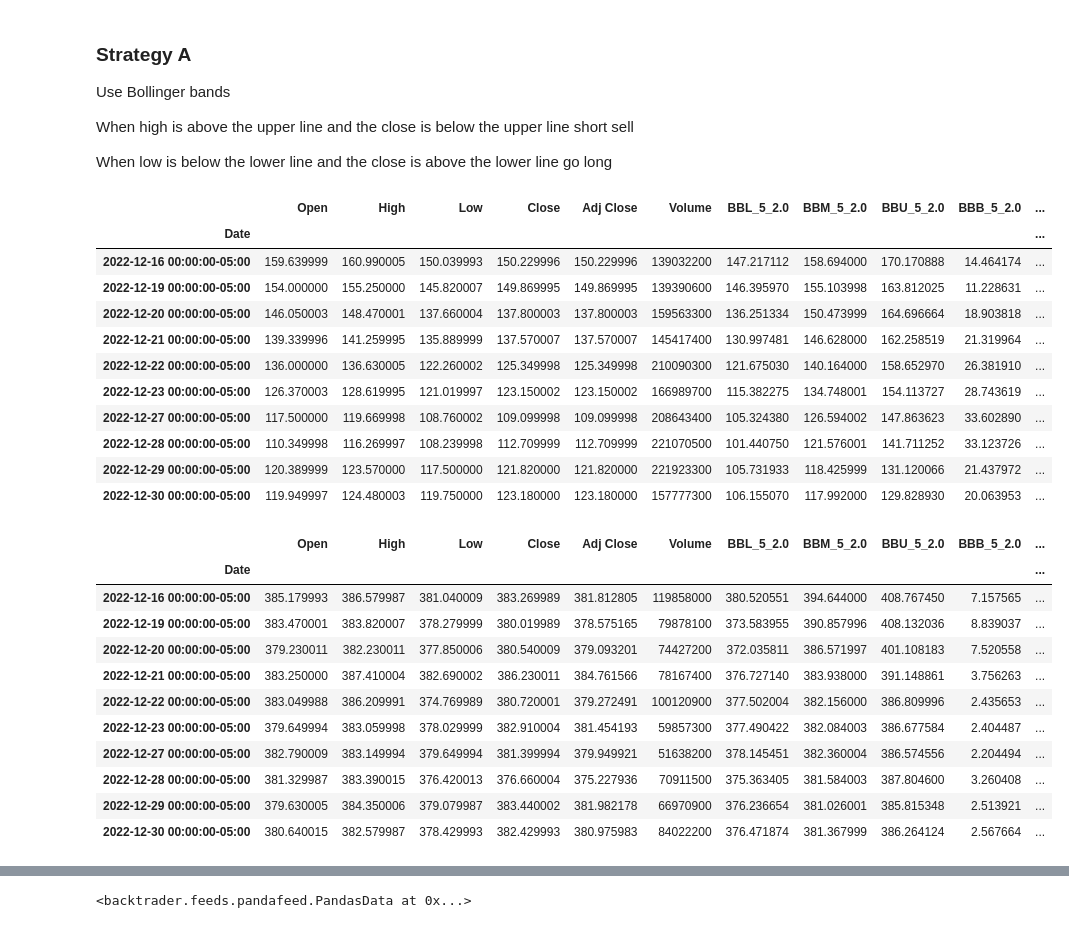
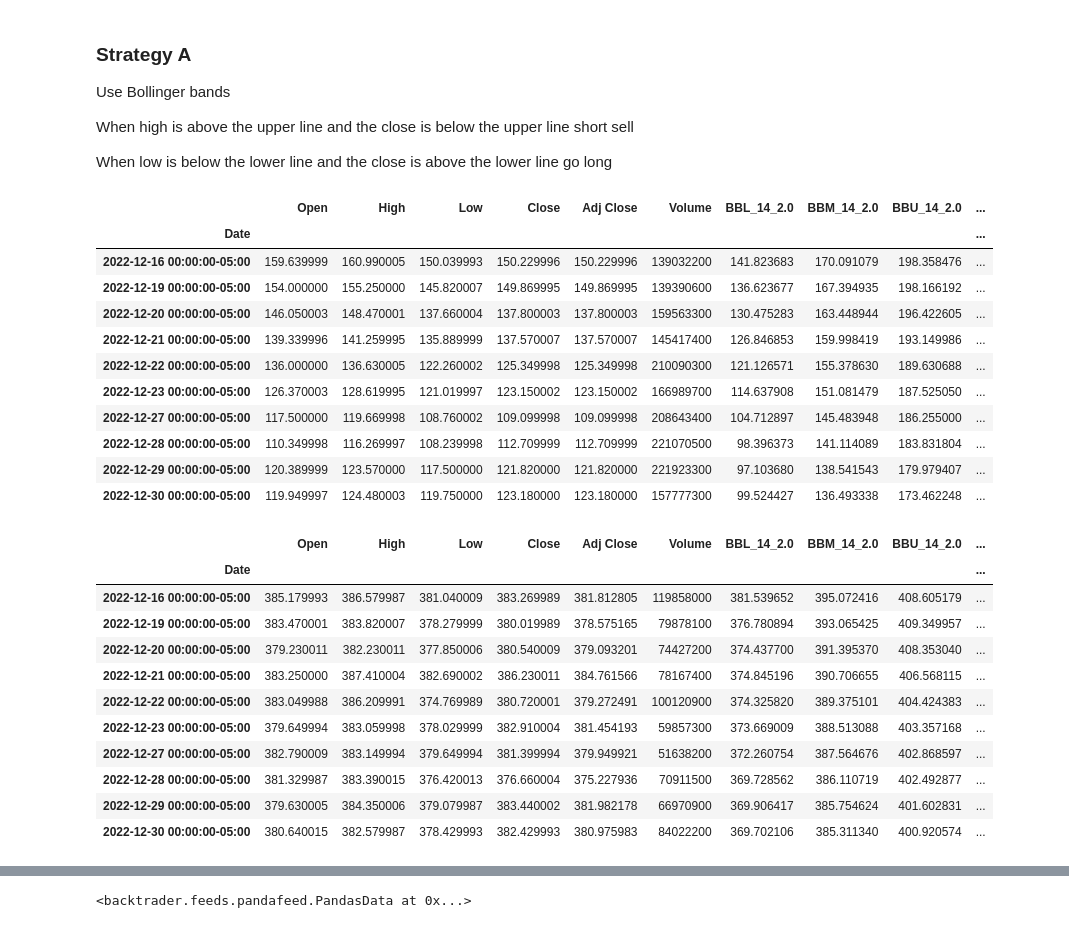
Before and after one commit to mayer19/Algo_Trading_NovaIMS, a Jupyter notebook: AlgoTradingBot.ipynb, the cells around one changed output, grey strips where cells are left out. Drawn from its saved outputs; the diff is of its cells as text; code cells hidden in the pictures.

```diff
--- a/AlgoTradingBot.ipynb
+++ b/AlgoTradingBot.ipynb
@@ -87,35 +87,35 @@ When high is above the upper line and the close is below the upper line short se
 When low is below the lower line and the close is above the lower line go long
 # %%
 #calculate bollinger bands for S&P500 ETF and append to data set
-tesla.ta.bbands(append=True)
+tesla.ta.bbands(length=14, std=2, mamode="ema", append=True)
 tesla.tail(10)
 # %% [output]
-|  | Open | High | Low | Close | Adj Close | Volume | BBL_5_2.0 | BBM_5_2.0 | BBU_5_2.0 | BBB_5_2.0 | ... |
-| Date |  |  |  |  |  |  |  |  |  |  | ... |
-| 2022-12-16 00:00:00-05:00 | 159.639999 | 160.990005 | 150.039993 | 150.229996 | 150.229996 | 139032200 | 147.217112 | 158.694000 | 170.170888 | 14.464174 | ... |
-| 2022-12-19 00:00:00-05:00 | 154.000000 | 155.250000 | 145.820007 | 149.869995 | 149.869995 | 139390600 | 146.395970 | 155.103998 | 163.812025 | 11.228631 | ... |
-| 2022-12-20 00:00:00-05:00 | 146.050003 | 148.470001 | 137.660004 | 137.800003 | 137.800003 | 159563300 | 136.251334 | 150.473999 | 164.696664 | 18.903818 | ... |
-| 2022-12-21 00:00:00-05:00 | 139.339996 | 141.259995 | 135.889999 | 137.570007 | 137.570007 | 145417400 | 130.997481 | 146.628000 | 162.258519 | 21.319964 | ... |
-| 2022-12-22 00:00:00-05:00 | 136.000000 | 136.630005 | 122.260002 | 125.349998 | 125.349998 | 210090300 | 121.675030 | 140.164000 | 158.652970 | 26.381910 | ... |
-| 2022-12-23 00:00:00-05:00 | 126.370003 | 128.619995 | 121.019997 | 123.150002 | 123.150002 | 166989700 | 115.382275 | 134.748001 | 154.113727 | 28.743619 | ... |
-| 2022-12-27 00:00:00-05:00 | 117.500000 | 119.669998 | 108.760002 | 109.099998 | 109.099998 | 208643400 | 105.324380 | 126.594002 | 147.863623 | 33.602890 | ... |
-| 2022-12-28 00:00:00-05:00 | 110.349998 | 116.269997 | 108.239998 | 112.709999 | 112.709999 | 221070500 | 101.440750 | 121.576001 | 141.711252 | 33.123726 | ... |
-| 2022-12-29 00:00:00-05:00 | 120.389999 | 123.570000 | 117.500000 | 121.820000 | 121.820000 | 221923300 | 105.731933 | 118.425999 | 131.120066 | 21.437972 | ... |
-| 2022-12-30 00:00:00-05:00 | 119.949997 | 124.480003 | 119.750000 | 123.180000 | 123.180000 | 157777300 | 106.155070 | 117.992000 | 129.828930 | 20.063953 | ... |
+|  | Open | High | Low | Close | Adj Close | Volume | BBL_14_2.0 | BBM_14_2.0 | BBU_14_2.0 | ... |
+| Date |  |  |  |  |  |  |  |  |  | ... |
+| 2022-12-16 00:00:00-05:00 | 159.639999 | 160.990005 | 150.039993 | 150.229996 | 150.229996 | 139032200 | 141.823683 | 170.091079 | 198.358476 | ... |
+| 2022-12-19 00:00:00-05:00 | 154.000000 | 155.250000 | 145.820007 | 149.869995 | 149.869995 | 139390600 | 136.623677 | 167.394935 | 198.166192 | ... |
+| 2022-12-20 00:00:00-05:00 | 146.050003 | 148.470001 | 137.660004 | 137.800003 | 137.800003 | 159563300 | 130.475283 | 163.448944 | 196.422605 | ... |
+| 2022-12-21 00:00:00-05:00 | 139.339996 | 141.259995 | 135.889999 | 137.570007 | 137.570007 | 145417400 | 126.846853 | 159.998419 | 193.149986 | ... |
+| 2022-12-22 00:00:00-05:00 | 136.000000 | 136.630005 | 122.260002 | 125.349998 | 125.349998 | 210090300 | 121.126571 | 155.378630 | 189.630688 | ... |
+| 2022-12-23 00:00:00-05:00 | 126.370003 | 128.619995 | 121.019997 | 123.150002 | 123.150002 | 166989700 | 114.637908 | 151.081479 | 187.525050 | ... |
+| 2022-12-27 00:00:00-05:00 | 117.500000 | 119.669998 | 108.760002 | 109.099998 | 109.099998 | 208643400 | 104.712897 | 145.483948 | 186.255000 | ... |
+| 2022-12-28 00:00:00-05:00 | 110.349998 | 116.269997 | 108.239998 | 112.709999 | 112.709999 | 221070500 | 98.396373 | 141.114089 | 183.831804 | ... |
+| 2022-12-29 00:00:00-05:00 | 120.389999 | 123.570000 | 117.500000 | 121.820000 | 121.820000 | 221923300 | 97.103680 | 138.541543 | 179.979407 | ... |
+| 2022-12-30 00:00:00-05:00 | 119.949997 | 124.480003 | 119.750000 | 123.180000 | 123.180000 | 157777300 | 99.524427 | 136.493338 | 173.462248 | ... |
 # %%
 #calculate bollinger bands for S&P500 ETF and append to data set
-spy.ta.bbands(append=True)
+spy.ta.bbands(length=14, std=2, mamode="ema", append=True)
 spy.tail(10)
 # %% [output]
-|  | Open | High | Low | Close | Adj Close | Volume | BBL_5_2.0 | BBM_5_2.0 | BBU_5_2.0 | BBB_5_2.0 | ... |
-| Date |  |  |  |  |  |  |  |  |  |  | ... |
-| 2022-12-16 00:00:00-05:00 | 385.179993 | 386.579987 | 381.040009 | 383.269989 | 381.812805 | 119858000 | 380.520551 | 394.644000 | 408.767450 | 7.157565 | ... |
-| 2022-12-19 00:00:00-05:00 | 383.470001 | 383.820007 | 378.279999 | 380.019989 | 378.575165 | 79878100 | 373.583955 | 390.857996 | 408.132036 | 8.839037 | ... |
-| 2022-12-20 00:00:00-05:00 | 379.230011 | 382.230011 | 377.850006 | 380.540009 | 379.093201 | 74427200 | 372.035811 | 386.571997 | 401.108183 | 7.520558 | ... |
-| 2022-12-21 00:00:00-05:00 | 383.250000 | 387.410004 | 382.690002 | 386.230011 | 384.761566 | 78167400 | 376.727140 | 383.938000 | 391.148861 | 3.756263 | ... |
-| 2022-12-22 00:00:00-05:00 | 383.049988 | 386.209991 | 374.769989 | 380.720001 | 379.272491 | 100120900 | 377.502004 | 382.156000 | 386.809996 | 2.435653 | ... |
-| 2022-12-23 00:00:00-05:00 | 379.649994 | 383.059998 | 378.029999 | 382.910004 | 381.454193 | 59857300 | 377.490422 | 382.084003 | 386.677584 | 2.404487 | ... |
-| 2022-12-27 00:00:00-05:00 | 382.790009 | 383.149994 | 379.649994 | 381.399994 | 379.949921 | 51638200 | 378.145451 | 382.360004 | 386.574556 | 2.204494 | ... |
-| 2022-12-28 00:00:00-05:00 | 381.329987 | 383.390015 | 376.420013 | 376.660004 | 375.227936 | 70911500 | 375.363405 | 381.584003 | 387.804600 | 3.260408 | ... |
-| 2022-12-29 00:00:00-05:00 | 379.630005 | 384.350006 | 379.079987 | 383.440002 | 381.982178 | 66970900 | 376.236654 | 381.026001 | 385.815348 | 2.513921 | ... |
-| 2022-12-30 00:00:00-05:00 | 380.640015 | 382.579987 | 378.429993 | 382.429993 | 380.975983 | 84022200 | 376.471874 | 381.367999 | 386.264124 | 2.567664 | ... |
+|  | Open | High | Low | Close | Adj Close | Volume | BBL_14_2.0 | BBM_14_2.0 | BBU_14_2.0 | ... |
+| Date |  |  |  |  |  |  |  |  |  | ... |
+| 2022-12-16 00:00:00-05:00 | 385.179993 | 386.579987 | 381.040009 | 383.269989 | 381.812805 | 119858000 | 381.539652 | 395.072416 | 408.605179 | ... |
+| 2022-12-19 00:00:00-05:00 | 383.470001 | 383.820007 | 378.279999 | 380.019989 | 378.575165 | 79878100 | 376.780894 | 393.065425 | 409.349957 | ... |
+| 2022-12-20 00:00:00-05:00 | 379.230011 | 382.230011 | 377.850006 | 380.540009 | 379.093201 | 74427200 | 374.437700 | 391.395370 | 408.353040 | ... |
+| 2022-12-21 00:00:00-05:00 | 383.250000 | 387.410004 | 382.690002 | 386.230011 | 384.761566 | 78167400 | 374.845196 | 390.706655 | 406.568115 | ... |
+| 2022-12-22 00:00:00-05:00 | 383.049988 | 386.209991 | 374.769989 | 380.720001 | 379.272491 | 100120900 | 374.325820 | 389.375101 | 404.424383 | ... |
+| 2022-12-23 00:00:00-05:00 | 379.649994 | 383.059998 | 378.029999 | 382.910004 | 381.454193 | 59857300 | 373.669009 | 388.513088 | 403.357168 | ... |
+| 2022-12-27 00:00:00-05:00 | 382.790009 | 383.149994 | 379.649994 | 381.399994 | 379.949921 | 51638200 | 372.260754 | 387.564676 | 402.868597 | ... |
+| 2022-12-28 00:00:00-05:00 | 381.329987 | 383.390015 | 376.420013 | 376.660004 | 375.227936 | 70911500 | 369.728562 | 386.110719 | 402.492877 | ... |
+| 2022-12-29 00:00:00-05:00 | 379.630005 | 384.350006 | 379.079987 | 383.440002 | 381.982178 | 66970900 | 369.906417 | 385.754624 | 401.602831 | ... |
+| 2022-12-30 00:00:00-05:00 | 380.640015 | 382.579987 | 378.429993 | 382.429993 | 380.975983 | 84022200 | 369.702106 | 385.311340 | 400.920574 | ... |
```
Also changed, not shown: parts of 6 cells of this notebook.
